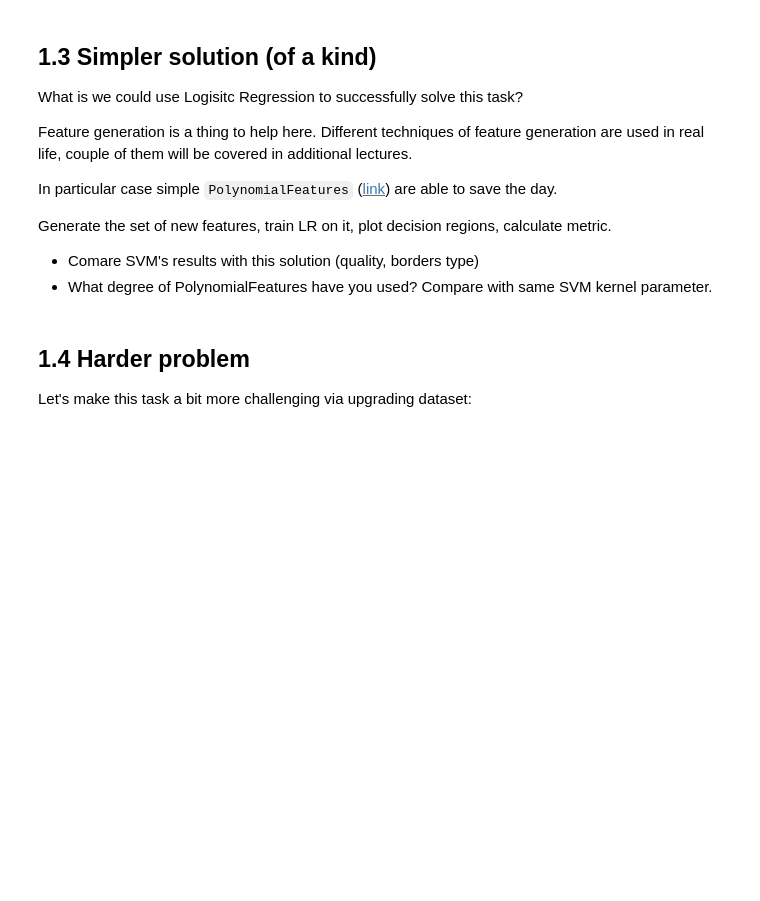
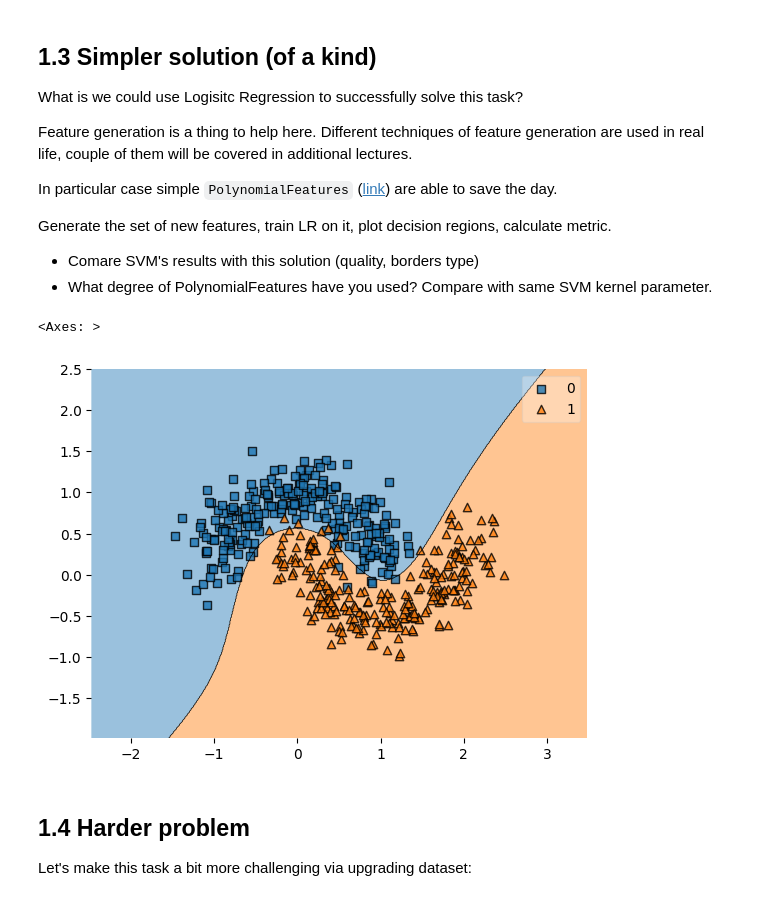
Before and after one commit to NMashalov/GirafeMLAutumn2024, a Jupyter notebook: homeworks/lab01_ml_pipeline/lab01_part3_svm_kernels.ipynb, the cells around one changed output. Saved outputs shown, nothing was run; the diff lists cells and outputs as text; code cells hidden in the pictures; blank space fills up the shorter version.

```diff
--- a/homeworks/lab01_ml_pipeline/lab01_part3_svm_kernels.ipynb
+++ b/homeworks/lab01_ml_pipeline/lab01_part3_svm_kernels.ipynb
@@ -88,3 +90,21 @@ from sklearn.preprocessing import PolynomialFeatures
+# %%
+from sklearn.preprocessing import PolynomialFeatures
+
+
+### YOUR CODE HERE
+from sklearn.pipeline import Pipeline
+from sklearn.linear_model import LogisticRegression
+
+pf_lr = Pipeline(
+    [
+        ("pf", PolynomialFeatures(degree=5)),
+        ("lr", LogisticRegression()),
+    ]
+).fit(moons_points, moons_labels)
+plot_decision_regions(moons_points, moons_labels, pf_lr)
+# %% [output]
+<Axes: >
+[figure, added]
 # %% [markdown]
 ## 1.4 Harder problem
 
```
Also changed, not shown: parts of 9 cells of this notebook, 7 other files.
